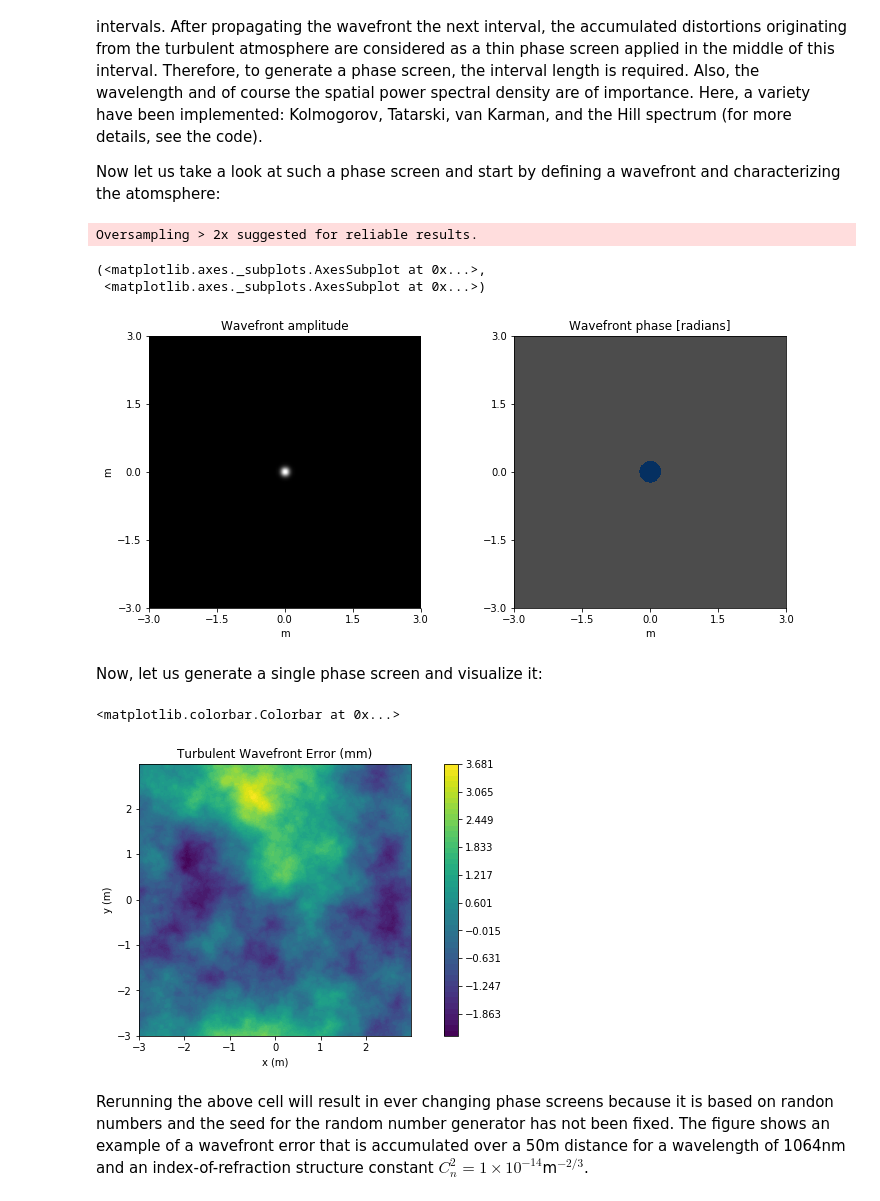
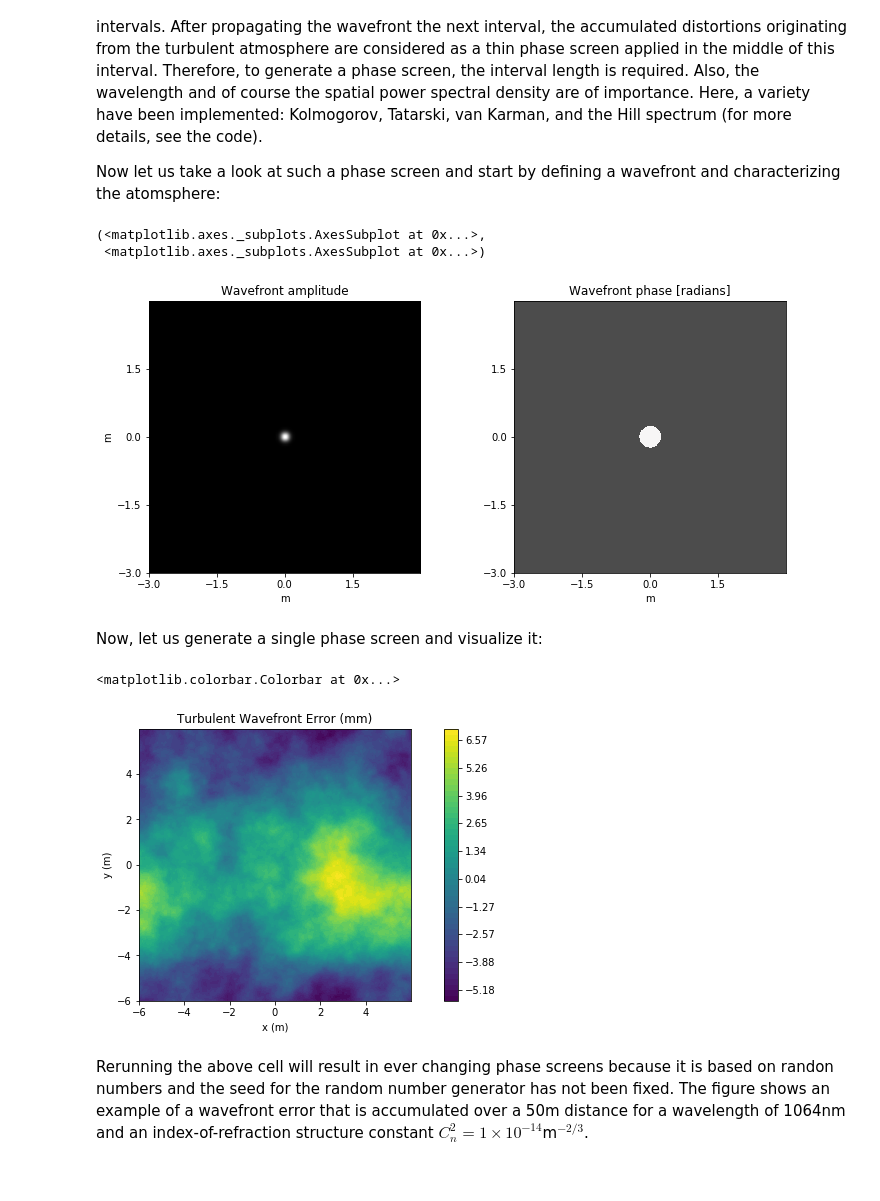
Before and after one commit to mperrin/poppy, a Jupyter notebook: notebooks/Propagation through turbulent atmosphere.ipynb, the cells around one changed output. Drawn from its saved outputs; the diff is of its cells as text; code cells hidden in the pictures.

```diff
--- a/notebooks/Propagation through turbulent atmosphere.ipynb
+++ b/notebooks/Propagation through turbulent atmosphere.ipynb
@@ -20,38 +20,37 @@ import matplotlib.pyplot as plt
 import numpy as np
 import astropy.units as u
 from copy import deepcopy
 import poppy
 
 
 # define beam parameter
 w0 = 10*u.cm              # beam radius
 L = 1*u.km                # propagation distance
 w_extend = 30              # weight of the spatial extend
 wavelength = 1064*u.nm    # wavelength in vacuum
 npix = 512                # number of pixels
-oversample = 1            # oversmaple
+oversample = 2            # oversample
 Cn2 = 2.0e-14*u.m**(-2/3) # index-of-refraction structure constant
 nz = 20                   # number of phase screens
 dz = L/nz                 # propagation step
 
 # create wavefront
 wf = poppy.FresnelWavefront(beam_radius=w_extend*w0,
                             wavelength=wavelength,
                             units=u.m,
                             npix=npix,
                             oversample=oversample)
 wf *= poppy.GaussianAperture(w=w0)
 wf *= poppy.QuadraticLens(f_lens=1.01*L)
 
 wf0 = deepcopy(wf)
 
 plt.figure(figsize=(12,5))
 wf.display('both')
 # %% [output]
-Oversampling > 2x suggested for reliable results.
+(<matplotlib.axes._subplots.AxesSubplot at 0x...>,
+ <matplotlib.axes._subplots.AxesSubplot at 0x...>)
-(<matplotlib.axes._subplots.AxesSubplot at 0x...>,
- <matplotlib.axes._subplots.AxesSubplot at 0x...>)
-[figure, old version]
+[figure, new version]
 # %% [markdown]
 Now, let us generate a single phase screen and visualize it:
 # %%
@@ -77,7 +76,7 @@ ax.set_ylabel('y (m)')
 plt.colorbar(cf)
 # %% [output]
 <matplotlib.colorbar.Colorbar at 0x...>
-[figure, old version]
+[figure, new version]
 # %% [markdown]
 Rerunning the above cell will result in ever changing phase screens because it is based on randon numbers and the seed for the random number generator has not been fixed. The figure shows an example of a wavefront error that is accumulated over a 50m distance for a wavelength of 1064nm and an index-of-refraction structure constant $C_n^2=1\times 10^{-14}$m$^{-2/3}$.
 # %% [markdown]
```
Also changed, not shown: parts of 1 cell of this notebook, 2 other files.
